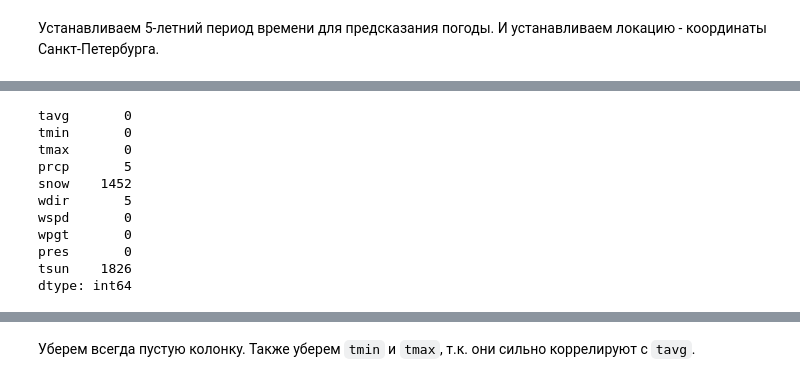
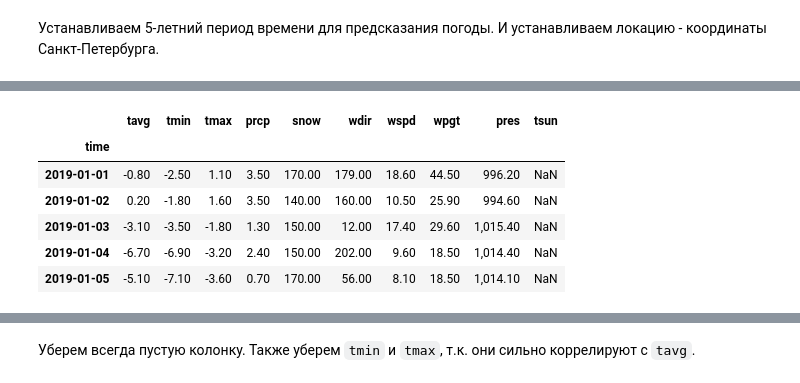
Before and after one commit to Tematikys/Weather-Predictor, a Jupyter notebook: train.ipynb, the cells around one changed output, grey strips where cells are left out. Drawn from its saved outputs; the diff is of its cells as text; code cells hidden in the pictures.

```diff
--- a/train.ipynb
+++ b/train.ipynb
@@ -54,14 +40,10 @@ data
-# %%
-data.isna().sum()
-# %% [output]
-tavg       0
-tmin       0
-tmax       0
-prcp       5
-snow    1452
-wdir       5
-wspd       0
-wpgt       0
-pres       0
-tsun    1826
-dtype: int64
+# %%
+data.head()
+# %% [output]
+|  | tavg | tmin | tmax | prcp | snow | wdir | wspd | wpgt | pres | tsun |
+| time |  |  |  |  |  |  |  |  |  |  |
+| 2019-01-01 | -0.80 | -2.50 | 1.10 | 3.50 | 170.00 | 179.00 | 18.60 | 44.50 | 996.20 | NaN |
+| 2019-01-02 | 0.20 | -1.80 | 1.60 | 3.50 | 140.00 | 160.00 | 10.50 | 25.90 | 994.60 | NaN |
+| 2019-01-03 | -3.10 | -3.50 | -1.80 | 1.30 | 150.00 | 12.00 | 17.40 | 29.60 | 1,015.40 | NaN |
+| 2019-01-04 | -6.70 | -6.90 | -3.20 | 2.40 | 150.00 | 202.00 | 9.60 | 18.50 | 1,014.40 | NaN |
+| 2019-01-05 | -5.10 | -7.10 | -3.60 | 0.70 | 170.00 | 56.00 | 8.10 | 18.50 | 1,014.10 | NaN |
```
Also changed, not shown: parts of 17 cells of this notebook.
